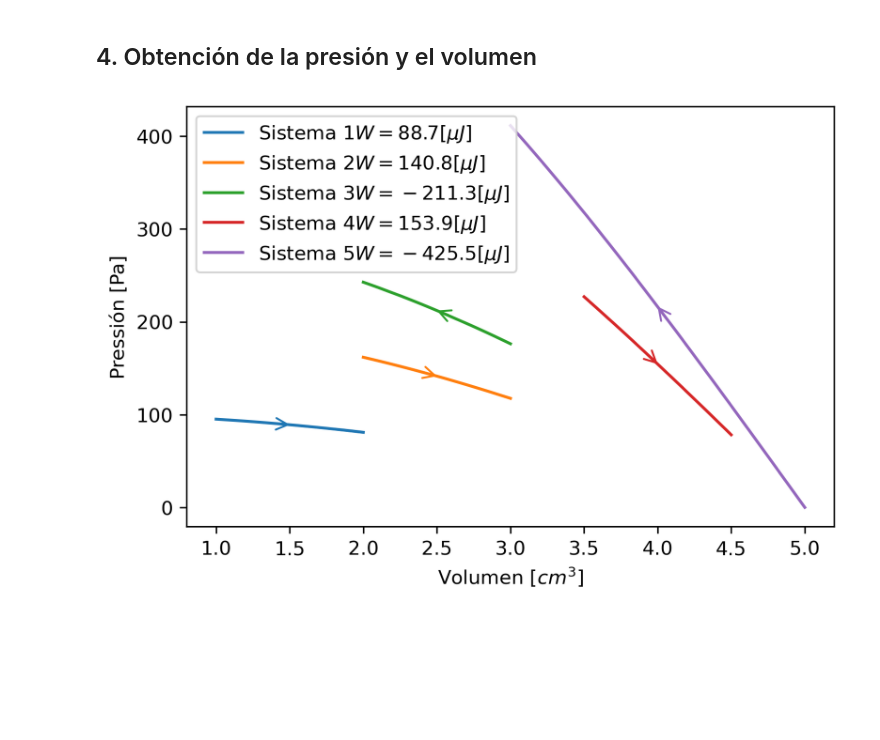
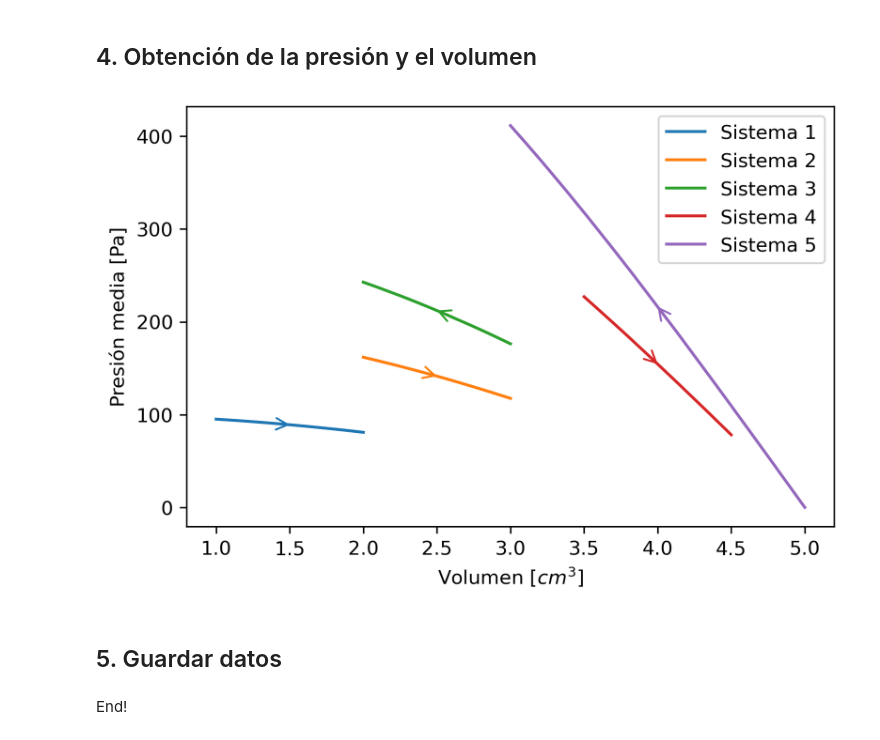
Before and after one commit to davidalejandromiranda/StatisticalPhysics, a Jupyter notebook: notebooks/es_VariacionPresionVolumenS5.ipynb, the cells around one changed output. Drawn from its saved outputs; the diff is of its cells as text; code cells hidden in the pictures; blank space fills up the shorter version.

```diff
--- a/notebooks/es_VariacionPresionVolumenS5.ipynb
+++ b/notebooks/es_VariacionPresionVolumenS5.ipynb
@@ -62,30 +62,32 @@ def add_arrow(line, position=None, direction='right', size=15, color=None):
 ## 4. Obtención de la presión y el volumen
 # %%
 plt.figure(dpi=300)
-data_dict = {} ; show_W = True
+data_dict = {} ; show_W = False
 for idx, (vi, vf, pm) in enumerate(zip(vol_i, vol_f, p_max)):
     vol = volume(vi, vf)
     p = pressure(vol, pm)
     va = vol[-1]; pa = p[-1]
     W = np.trapz(p, x=vol)
     name = 'Sistema %d' % (idx+1)
     label = '%s' % name
     if show_W:
-        label += '$W=%0.1f[\mu J]$' % W
+        label += '$: W=%0.1f[\mu J]$' % W
     data_dict[name] = {
         'W': W,
         'df': pd.DataFrame({
             'Volumen [cm^3]': vol,
             'Presión [Pa]': p
         })
     }
     direction = 'right' if (vol[-1] - vol[-2]) > 0 else 'left'
     lines = plt.plot(vol, p, label=label)
     add_arrow(lines[0])
 plt.xlabel('Volumen $[cm^3]$')
-plt.ylabel('Pressión [Pa]')
+plt.ylabel('Presión media [Pa]')
 _ = plt.legend()
 # %% [output]
-[figure, old version]
+[figure, new version]
+# %% [markdown]
+## 5. Guardar datos
 # %%
 for name in data_dict:
@@ -93 +95,3 @@ for name in data_dict:
     data_dict[name]['df'].to_csv(file_name)
+# %% [markdown]
+End!
```
Also changed, not shown: parts of 2 cells of this notebook.
